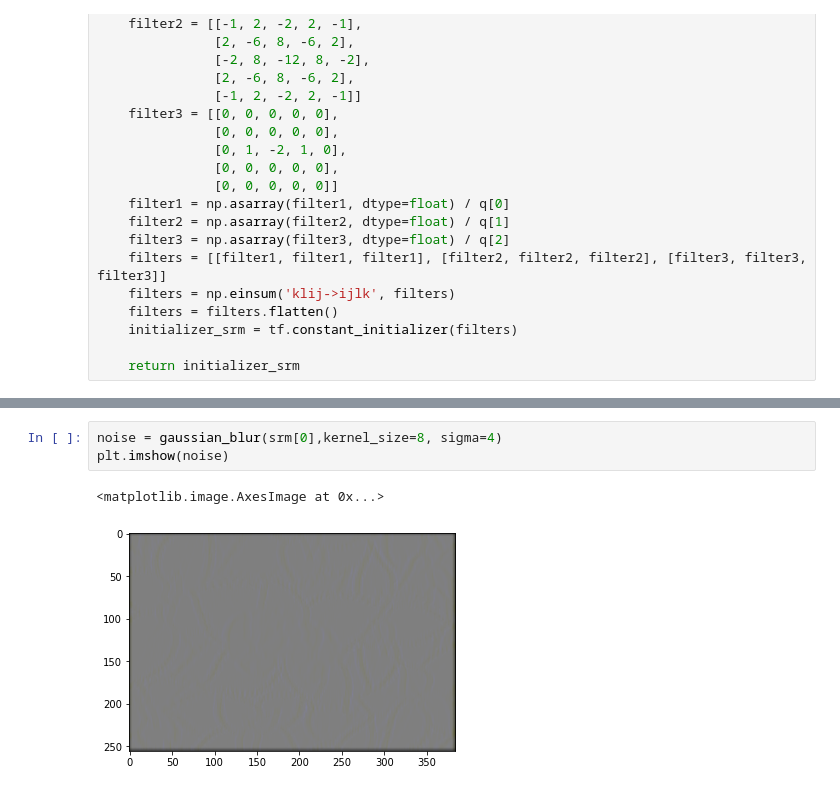
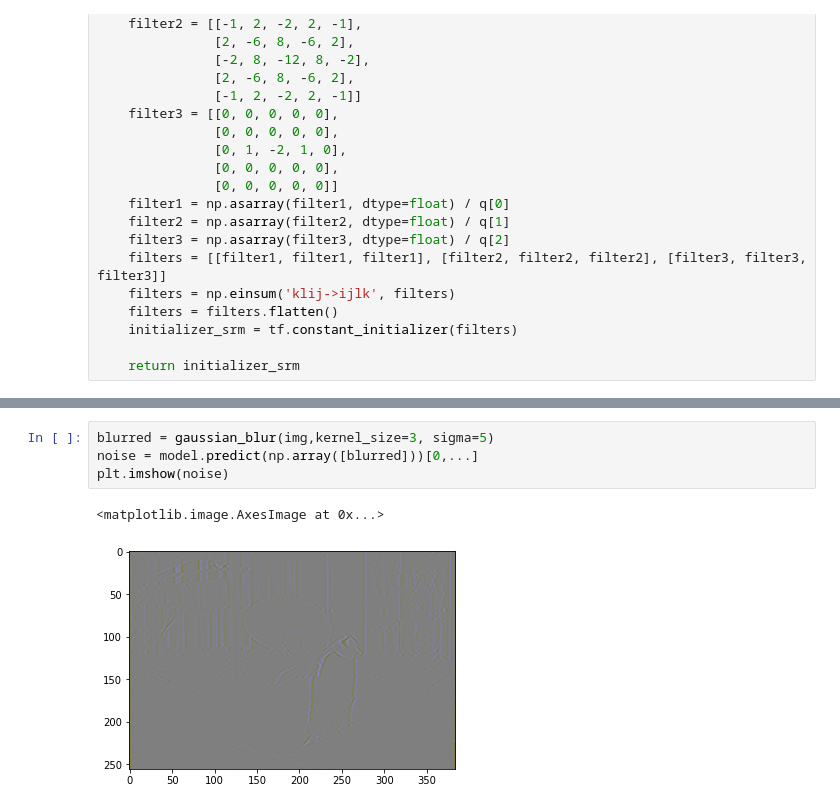
Before and after one commit to geoffroyO/sVae, a Jupyter notebook: src/Test_filters.ipynb, the cells around one changed output, grey strips where cells are left out. Drawn from its saved outputs; the diff is of its cells as text.

```diff
--- a/src/Test_filters.ipynb
+++ b/src/Test_filters.ipynb
@@ -61,7 +73,8 @@ Clipping input data to the valid range for imshow with RGB data ([0..1] for floa
-# %%
-noise = gaussian_blur(srm[0],kernel_size=8, sigma=4)
-plt.imshow(noise)
-# %% [output]
-<matplotlib.image.AxesImage at 0x...>
-[figure, removed]
+# %%
+blurred = gaussian_blur(img,kernel_size=3, sigma=5)
+noise = model.predict(np.array([blurred]))[0,...]
+plt.imshow(noise)
+# %% [output]
+<matplotlib.image.AxesImage at 0x...>
+[figure, added]
 # %%
```
Also changed, not shown: parts of 14 cells of this notebook, 3 other files.
